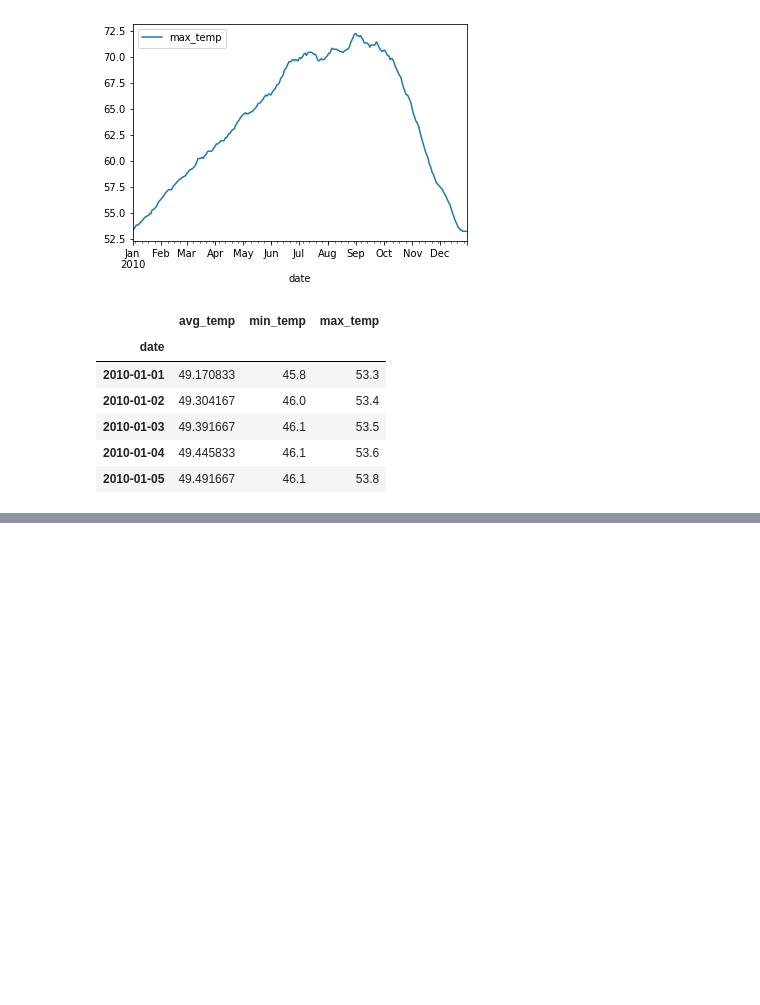
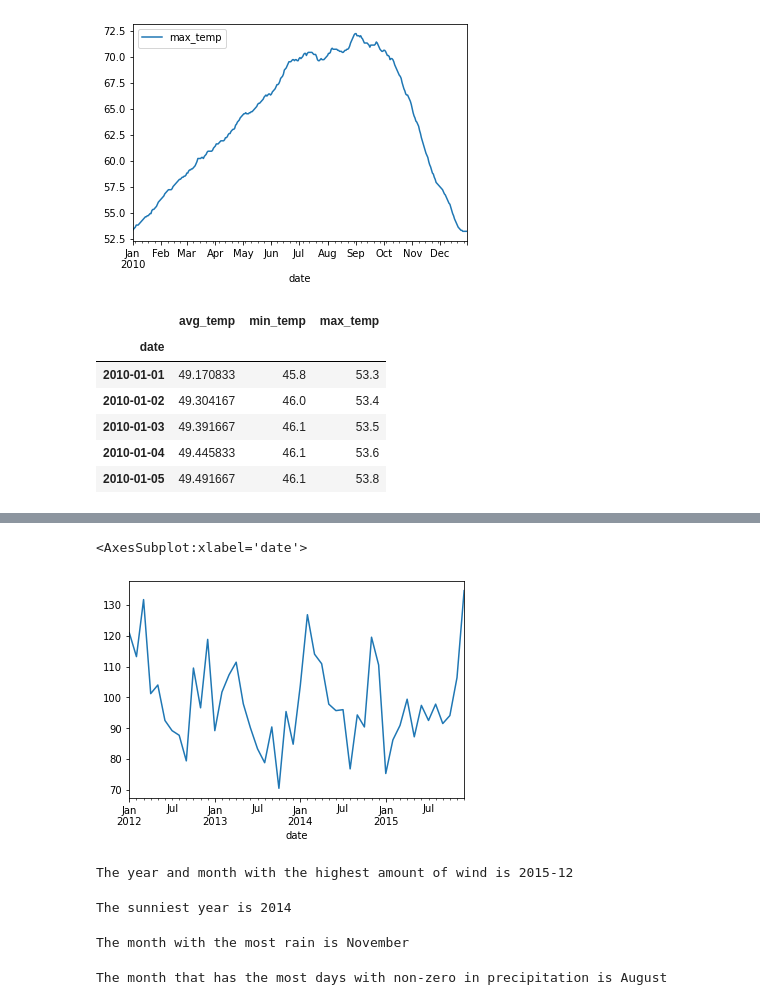
Before and after one commit to craigcalzado/time-series-exercises, a Jupyter notebook: working_with_timeseries.ipynb, the cells around one changed output, grey strips where cells are left out. Saved outputs shown, nothing was run; the diff lists cells and outputs as text; code cells hidden in the pictures; blank space fills up the shorter version.

```diff
--- a/working_with_timeseries.ipynb
+++ b/working_with_timeseries.ipynb
@@ -145,0 +144,32 @@ df_day_min_max.plot()
+# %%
+# Visualize the amount of wind over time. Choose a time interval you think is appropriate.
+df.set_index('date').resample('M').sum().wind.plot()
+# %% [output]
+<AxesSubplot:xlabel='date'>
+[figure, added]
+# %%
+# Which year-month combination is the windiest?
+print('The year and month with the highest amount of wind is', df.set_index('date').resample('M').sum().wind.idxmax().to_period('M'))
+# %% [output]
+The year and month with the highest amount of wind is 2015-12
+# %%
+# What's the sunniest year? (Hint: which day has the highest number of days where weather == sun?)
+# which day has the highest number of days where weather == sun?
+# select all rows where weather == sun
+df_sun = df[df.weather == 'sun']
+# which year occurs the most
+print('The sunniest year is', df_sun.set_index('date').resample('Y').weather.count().idxmax().year)
+# %% [output]
+The sunniest year is 2014
+# %%
+# In which month does it rain the most?
+df_rain = df[df.weather == 'rain']
+# which month occurs the most
+print('The month with the most rain is', df_rain.set_index('date').resample('M').weather.count().idxmax().month_name())
+# %% [output]
+The month with the most rain is November
+# %%
+# Which month has the most number of days with a non-zero amount of precipitation?
+print('The month that has the most days with non-zero in precipitation is', df.set_index('date').resample('M').sum().precipitation.idxmin().month_name())
+# %% [output]
+The month that has the most days with non-zero in precipitation is August
```
Also changed, not shown: parts of 15 cells of this notebook.
